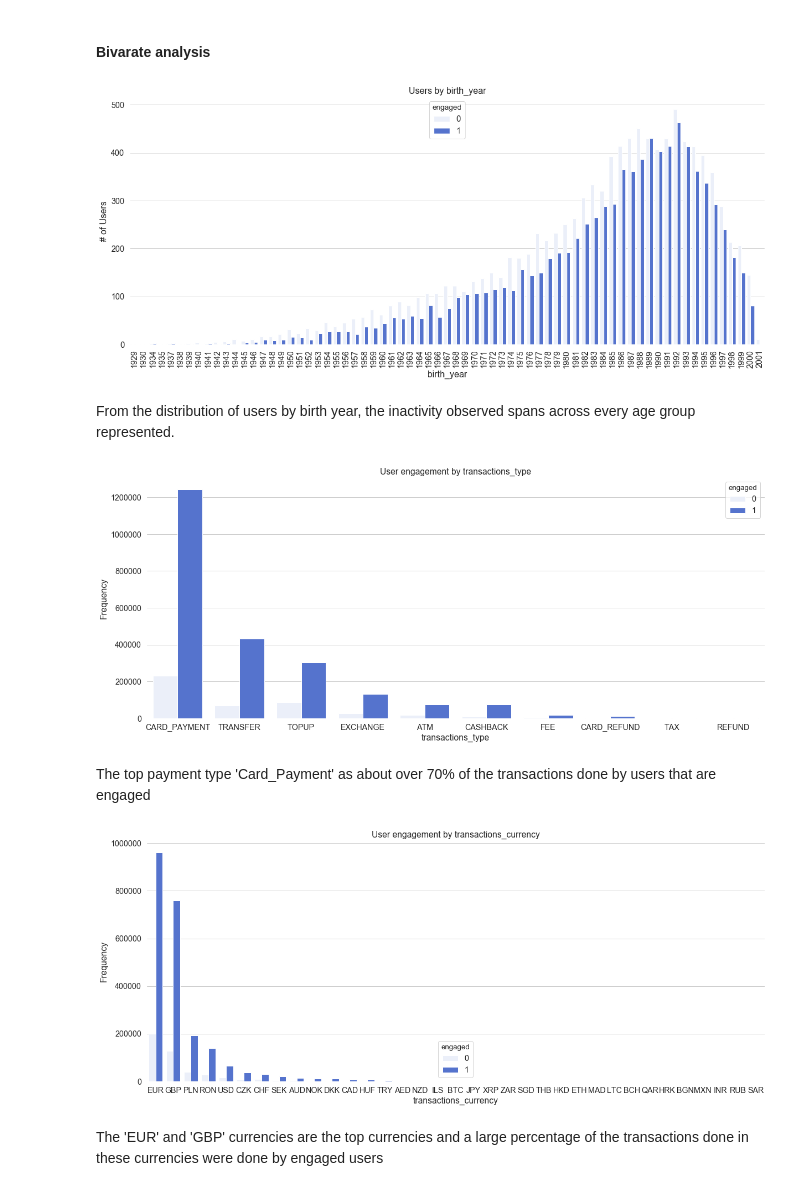
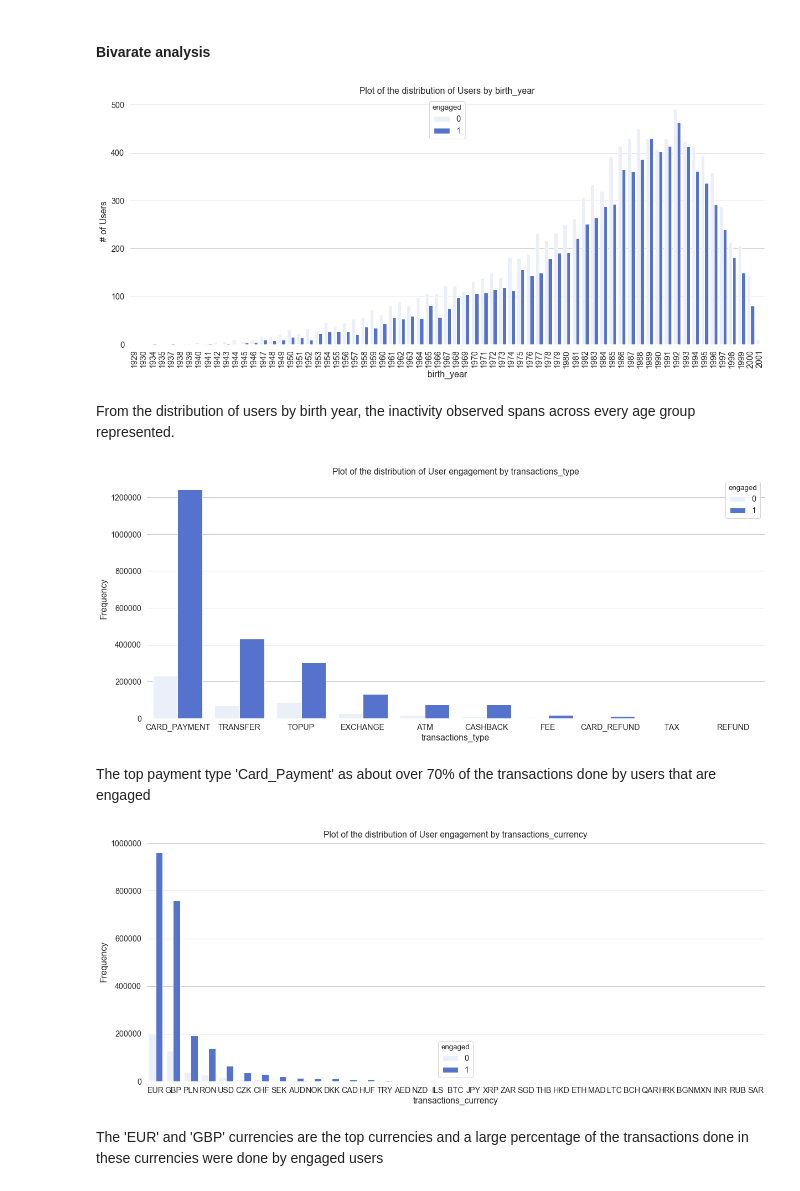
Before and after one commit to segunadelowo/gemstones-user-engagement, a Jupyter notebook: notebooks/2020-04-06-SA-2-eda_and_model_development.ipynb, the cells around one changed output. Cells and saved outputs as stored; diff of their text form; code cells hidden in the pictures.

```diff
--- a/notebooks/2020-04-06-SA-2-eda_and_model_development.ipynb
+++ b/notebooks/2020-04-06-SA-2-eda_and_model_development.ipynb
@@ -338,19 +337,19 @@ The top 2 currencies in use here are the EUR and GBP.
 # %%
 # visualize birth_year by engagement
 sns.set(style="whitegrid",font_scale=1.3)
 
 # Initialize the matplotlib figure
 f, ax = plt.subplots(figsize=(20, 8))
 
 sns.set_color_codes("pastel")
 sns.countplot(x='birth_year', data=df_user_activities, color="royalblue",hue='engaged')
 plt.xticks(rotation = 90);
 
 # Add informative axis label
-ax.set(ylabel="# of Users", title='Users by birth_year', xlabel='birth_year')
+ax.set(ylabel="# of Users", title='Plot of the distribution of Users by birth_year', xlabel='birth_year')
 sns.despine(left=True, bottom=True)
 # %% [output]
-[figure, old version]
+[figure, new version]
 # %% [markdown]
 From the distribution of users by birth year, the inactivity observed spans across every age group represented.
 # %%
@@ -358,16 +357,16 @@ From the distribution of users by birth year, the inactivity observed spans acro
 df_transactions= df_transactions.merge(df_user_activities[['user_id','engaged']],how='inner',on='user_id')
 # %%
 # visualize transactions_type by engagement
-plot_attribute(df_transactions,'transactions_type','User engagement by','engaged')
+plot_attribute(df_transactions,'transactions_type','Plot of the distribution of User engagement by','engaged')
 # %% [output]
-[figure, old version]
+[figure, new version]
 # %% [markdown]
 The top payment type 'Card_Payment' as about over 70% of the transactions done by users that are engaged
 # %%
 # visualize transactions_currency by engagement
-plot_attribute(df_transactions,'transactions_currency','User engagement by','engaged')
+plot_attribute(df_transactions,'transactions_currency','Plot of the distribution of User engagement by','engaged')
 # %% [output]
-[figure, old version]
+[figure, new version]
 # %% [markdown]
 The 'EUR' and 'GBP' currencies are the top currencies and a large percentage of the transactions done in these currencies were done by engaged users
 # %%
```
Also changed, not shown: parts of 15 cells of this notebook, 1 other file.
